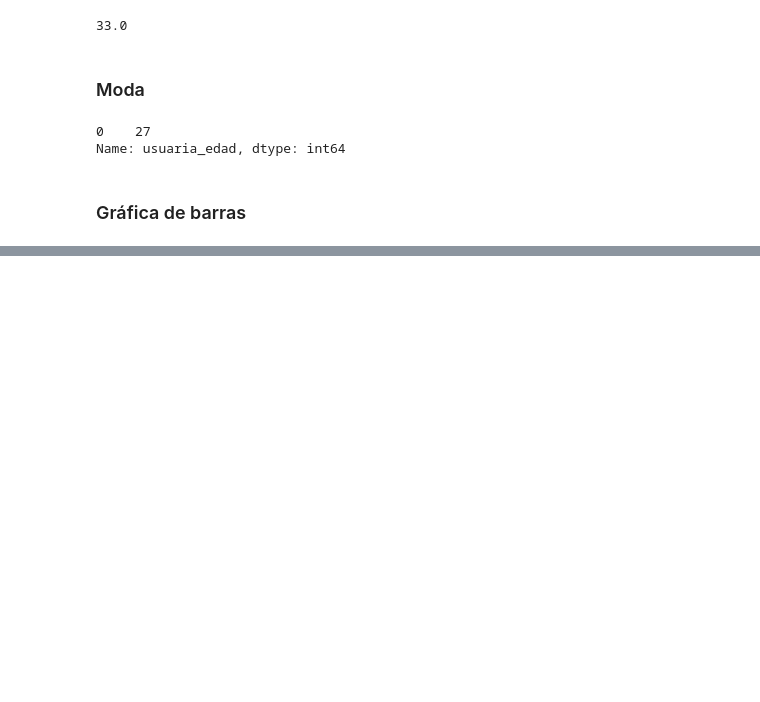
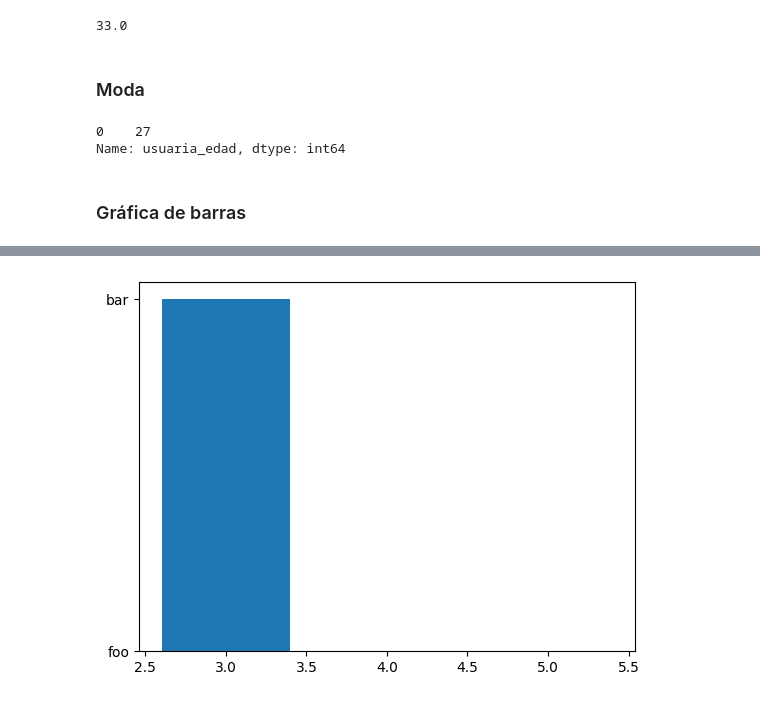
Before and after one commit to datascienceurc/Laboratorios, a Jupyter notebook: Lab2_cruz.ipynb, the cells around one changed output, grey strips where cells are left out. Saved outputs shown, nothing was run; the diff lists cells and outputs as text; code cells hidden in the pictures; blank space fills up the shorter version.

```diff
--- a/Lab2_cruz.ipynb
+++ b/Lab2_cruz.ipynb
@@ -212,3 +243,26 @@ plt.show()
+# %%
+import pandas as pd
+
+# Crear un DataFrame de ejemplo
+df = pd.DataFrame({'A': ['foo', 'bar', 'foo', 'bar', 'foo', 'bar', 'foo', 'foo'],
+                   'B': ['one', 'one', 'two', 'three', 'two', 'two', 'one', 'three']})
+
+# Calcular value_counts para la columna A
+conteo = df['A'].value_counts()
+
+# Invertir el orden de las columnas
+#conteo = conteo.iloc[::-1]
+
+# Crear el diagrama de barras
+plt.bar(conteo,conteo.index)
+
+# Invertir el eje vertical
+# plt.gca().invert_xaxis()
+
+# Mostrar el diagrama de barras
+plt.show()
+# %% [output]
+[figure, added]
 # %%
 import pandas as pd
 import seaborn as sns
```
Also changed, not shown: parts of 1 cell of this notebook.
